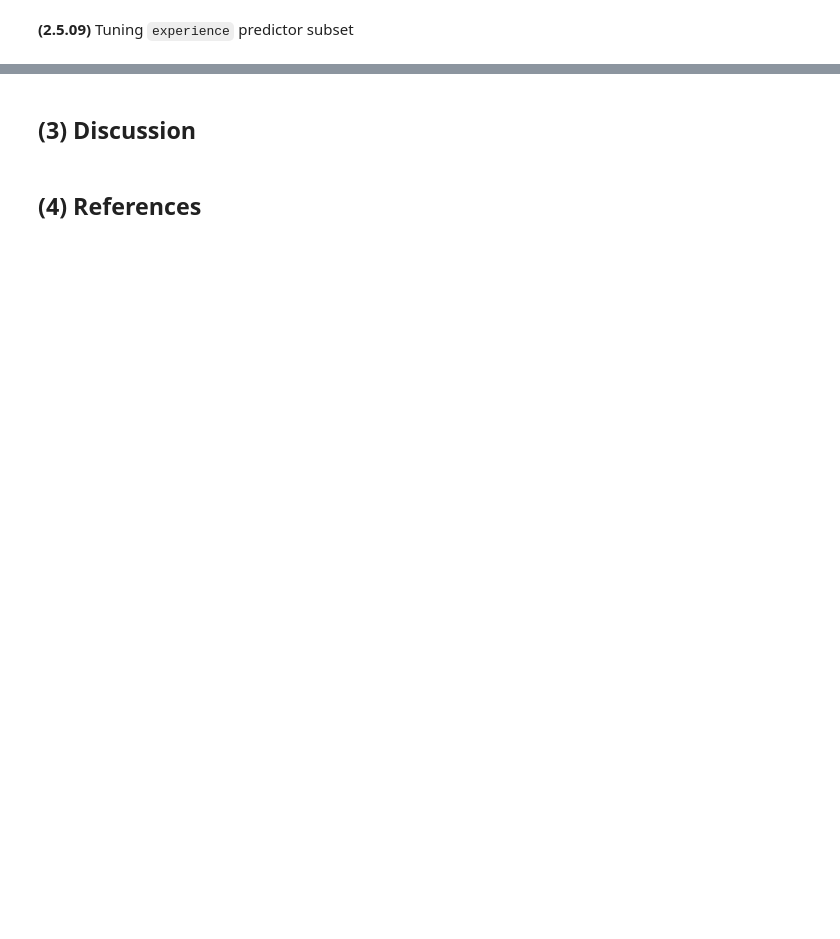
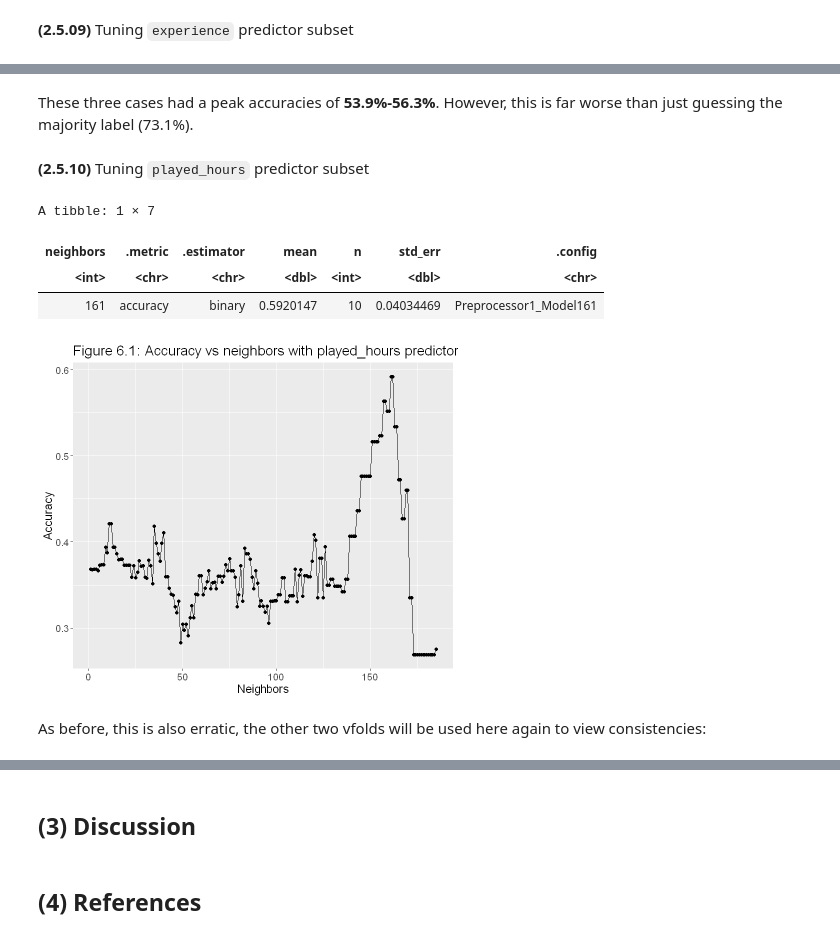
Before and after one commit to mke-l/dsci100-project, a Jupyter notebook: project_group1.ipynb, the cells around one changed output, grey strips where cells are left out. Drawn from its saved outputs; the diff is of its cells as text; code cells hidden in the pictures; blank space fills up the shorter version.

```diff
--- a/project_group1.ipynb
+++ b/project_group1.ipynb
@@ -402,0 +495,34 @@ exp_tuning_plot
+# %% [markdown]
+These three cases had a peak accuracies of **53.9%-56.3%**. However, this is far worse than just guessing the majority label (73.1%).
+# %% [markdown]
+**(2.5.10)** Tuning `played_hours` predictor subset
+# %%
+hrs_metrics <- workflow() |>
+    add_recipe(hrs_recipe) |>
+    add_model(knn_tune) |>
+    tune_grid(resamples = players_vfold, grid = neighbors) |>
+    collect_metrics() |>
+    filter(.metric == "accuracy") |>
+    arrange(desc(mean))
+
+options(repr.plot.width = 7, repr.plot.height = 6)
+
+hrs_tuning_plot <- hrs_metrics |>
+    ggplot(aes(x = neighbors, y = mean)) +
+    geom_point() +
+    geom_line() +
+    labs(title = "Figure 6.1: Accuracy vs neighbors with played_hours predictor",
+         x = "Neighbors",
+         y = "Accuracy") +
+    theme(text = element_text(size = 14))
+
+hrs_tuning_plot
+slice(hrs_metrics, 1)
+# %% [output]
+A tibble: 1 × 7
+| neighbors | .metric | .estimator | mean | n | std_err | .config |
+| <int> | <chr> | <chr> | <dbl> | <int> | <dbl> | <chr> |
+| 161 | accuracy | binary | 0.5920147 | 10 | 0.04034469 | Preprocessor1_Model161 |
+[figure, added]
+# %% [markdown]
+As before, this is also erratic, the other two vfolds will be used here again to view consistencies:
```
Also changed, not shown: parts of 55 cells of this notebook.
